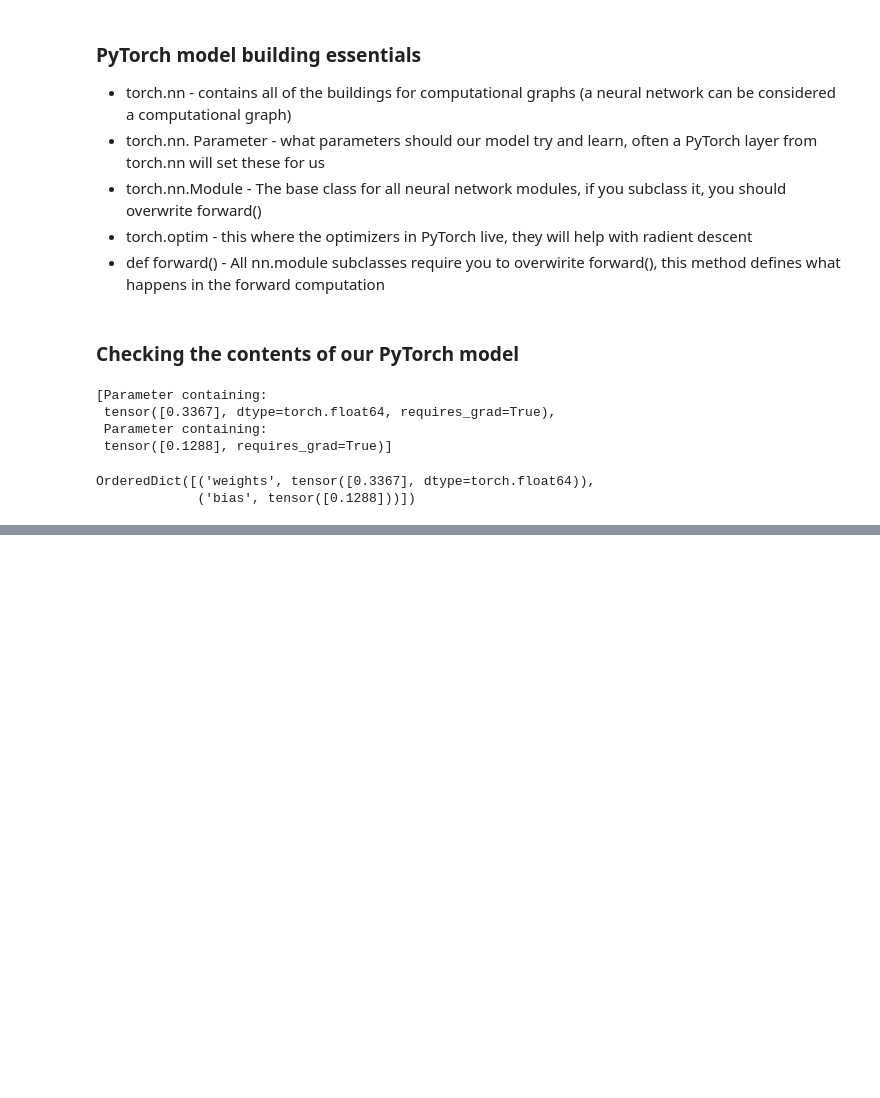
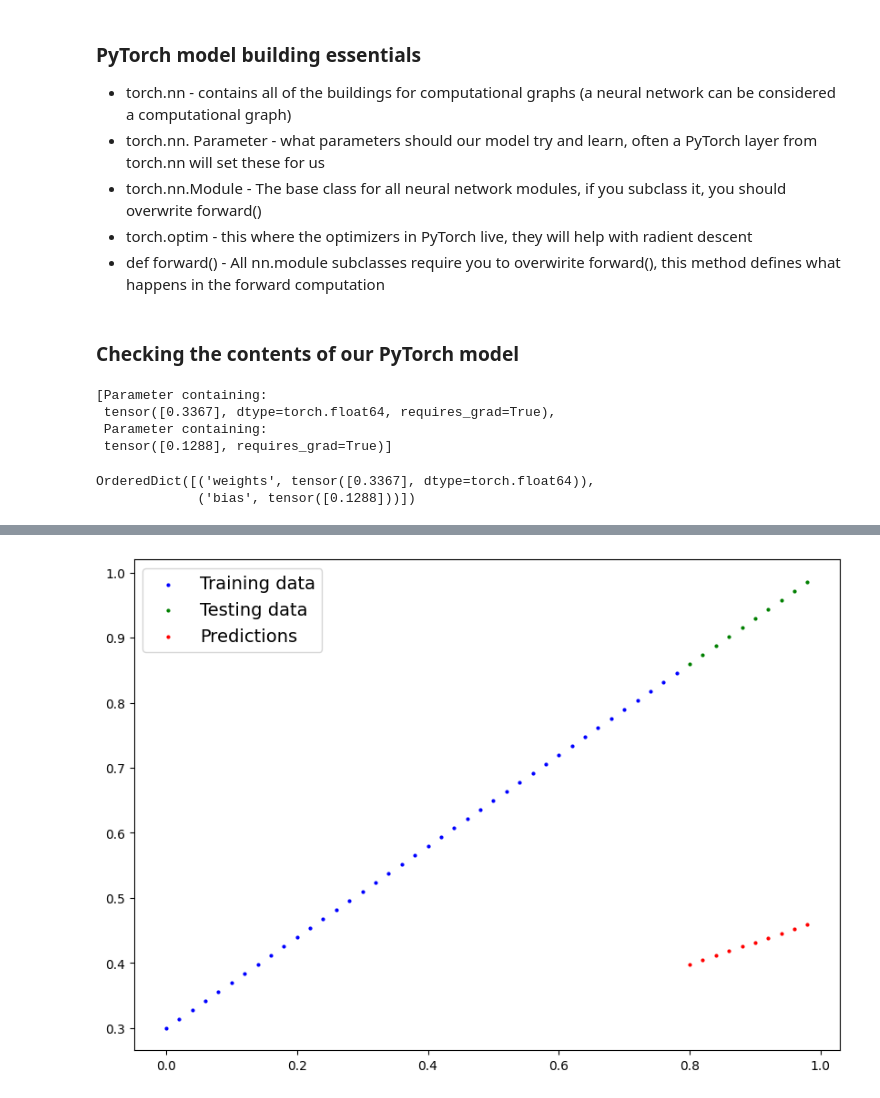
Before and after one commit to Satish-vaishyar/Learning-Pytorch, a Jupyter notebook: pytorch_workflow.ipynb, the cells around one changed output, grey strips where cells are left out. Drawn from its saved outputs; the diff is of its cells as text; code cells hidden in the pictures; blank space fills up the shorter version.

```diff
--- a/pytorch_workflow.ipynb
+++ b/pytorch_workflow.ipynb
@@ -165,3 +192,6 @@ OrderedDict([('weights', tensor([0.3367], dtype=torch.float64)),
 # %%
-weight, bias
+with torch.inference_mode():
+    y_preds = model_0(X_test)
+
+y_preds
 # %% [output]
@@ -168,0 +208,4 @@ weight, bias
+# %%
+plot_predictions(predictions=y_preds)
+# %% [output]
+[figure, added]
```
Also changed, not shown: parts of 12 cells of this notebook, 1 other file.
